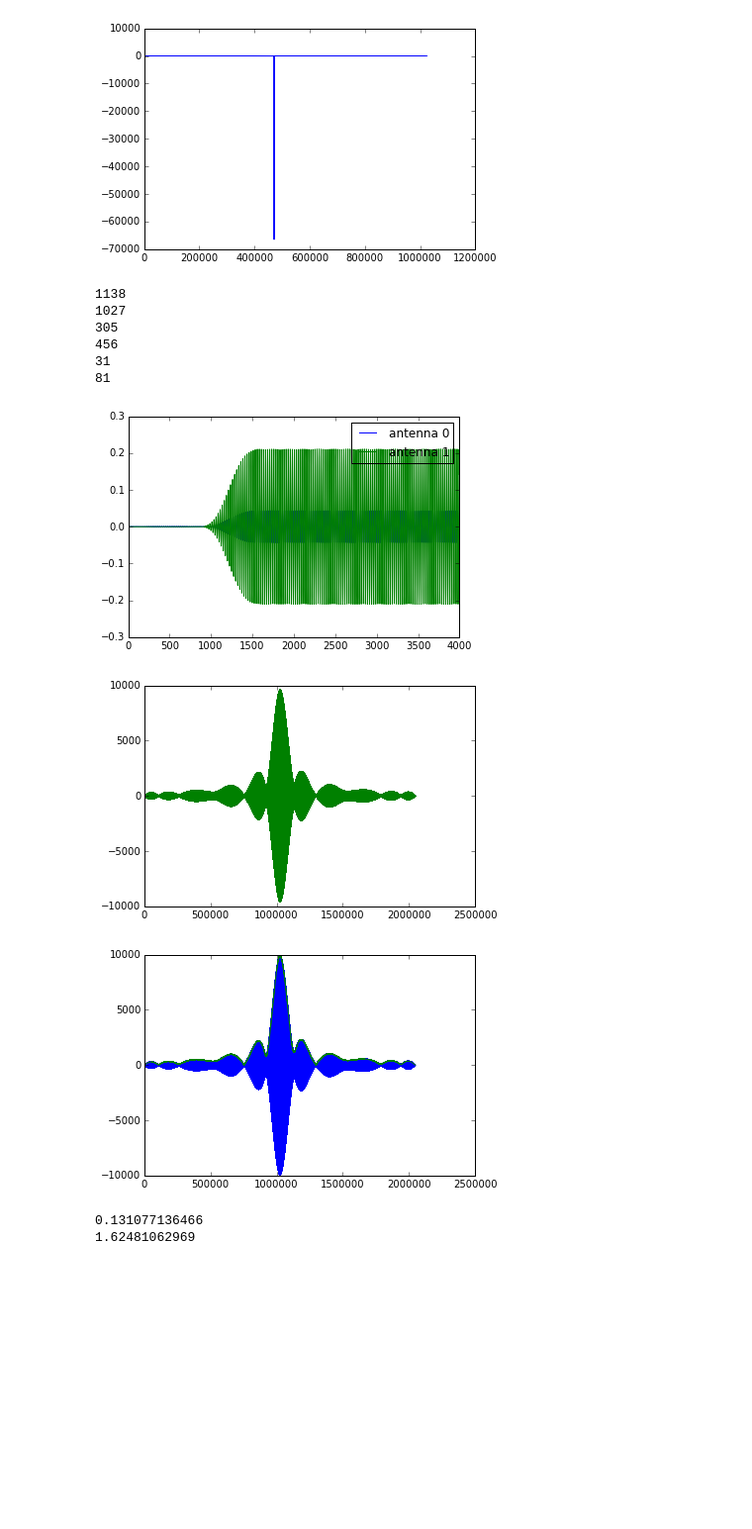
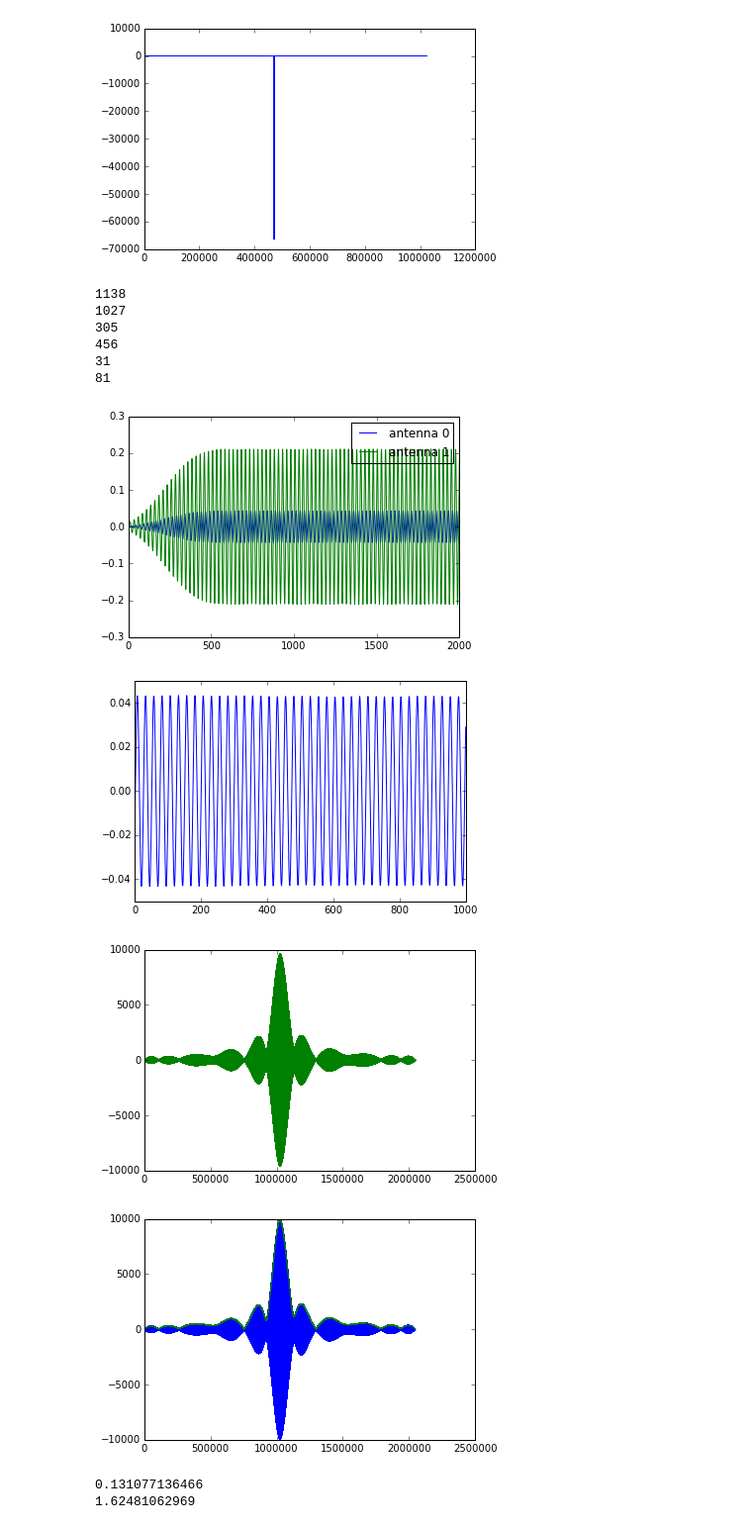
Before and after one commit to auroracramer/phasedarraylocalization, a Jupyter notebook: Lucine_Testing_SDR_Sampling.ipynb, the cells around one changed output. Shown at 99% size. Drawn from its saved outputs; the diff is of its cells as text; code cells hidden in the pictures; blank space fills up the shorter version.

```diff
--- a/Lucine_Testing_SDR_Sampling.ipynb
+++ b/Lucine_Testing_SDR_Sampling.ipynb
@@ -502,9 +502,12 @@ plt.plot((abs(freq0)-abs(freq1))) #[225000:275000]
 # Calculating USB delay
 
 figure()
-plt.plot(filt_y0[1000:5000], label='antenna 0')
-plt.plot(filt_y1[1000:5000], label='antenna 1')
+plt.plot(filt_y0[2000:4000], label='antenna 0')
+plt.plot(filt_y1[2000:4000], label='antenna 1')
 plt.legend()
+
+figure()
+plt.plot(filt_y0[4000:5000], label='antenna 0')
 
 # figure()
 # plt.plot(filt_y0, label='antenna 0')
@@ -520,36 +523,37 @@ filt_trun_xcorr = signal.fftconvolve(filt_y0[int(len(h)/2)-1:-(int(len(h)/2))],
 figure()
 plt.plot(filt_xcorr_abs)
 plt.plot(filt_xcorr)
 
 # figure()
 # plt.plot(filt_trun_xcorr_abs)
 # plt.plot(filt_trun_xcorr)
 
 orig_xcorr = signal.fftconvolve(y0, np.conjugate(y1)[::-1])
 orig_xcorr_abs = abs(signal.fftconvolve(y0, np.conjugate(y1)[::-1]))
 
 figure()
 plt.plot(orig_xcorr)
 plt.plot(orig_xcorr_abs)
 
 print np.argmax(filt_xcorr)-len(y0) + 1
 print np.argmax(filt_xcorr_abs)-len(y0) + 1
 print np.argmax(filt_trun_xcorr_abs)-len(y0) + 1
 print np.argmax(filt_trun_xcorr)-len(y0) + 1
 print np.argmax(orig_xcorr_abs)-len(y0) + 1
 print np.argmax(orig_xcorr)-len(y0) + 1
 
 delay = np.argmax(orig_xcorr_abs)-len(y0) + 1
 # %% [output]
 1138
 1027
 305
 456
 31
 81
-[figure, old version]
+[figure, new version]
-[figure, old version]
+[figure, new version]
-[figure, old version]
+[figure, new version]
+[figure, added]
 # %%
 # 1031 1044
 phase_diff = np.angle(y0[delay:] * np.conjugate(y1[:-delay]))
```
Also changed, not shown: 1 other file.
